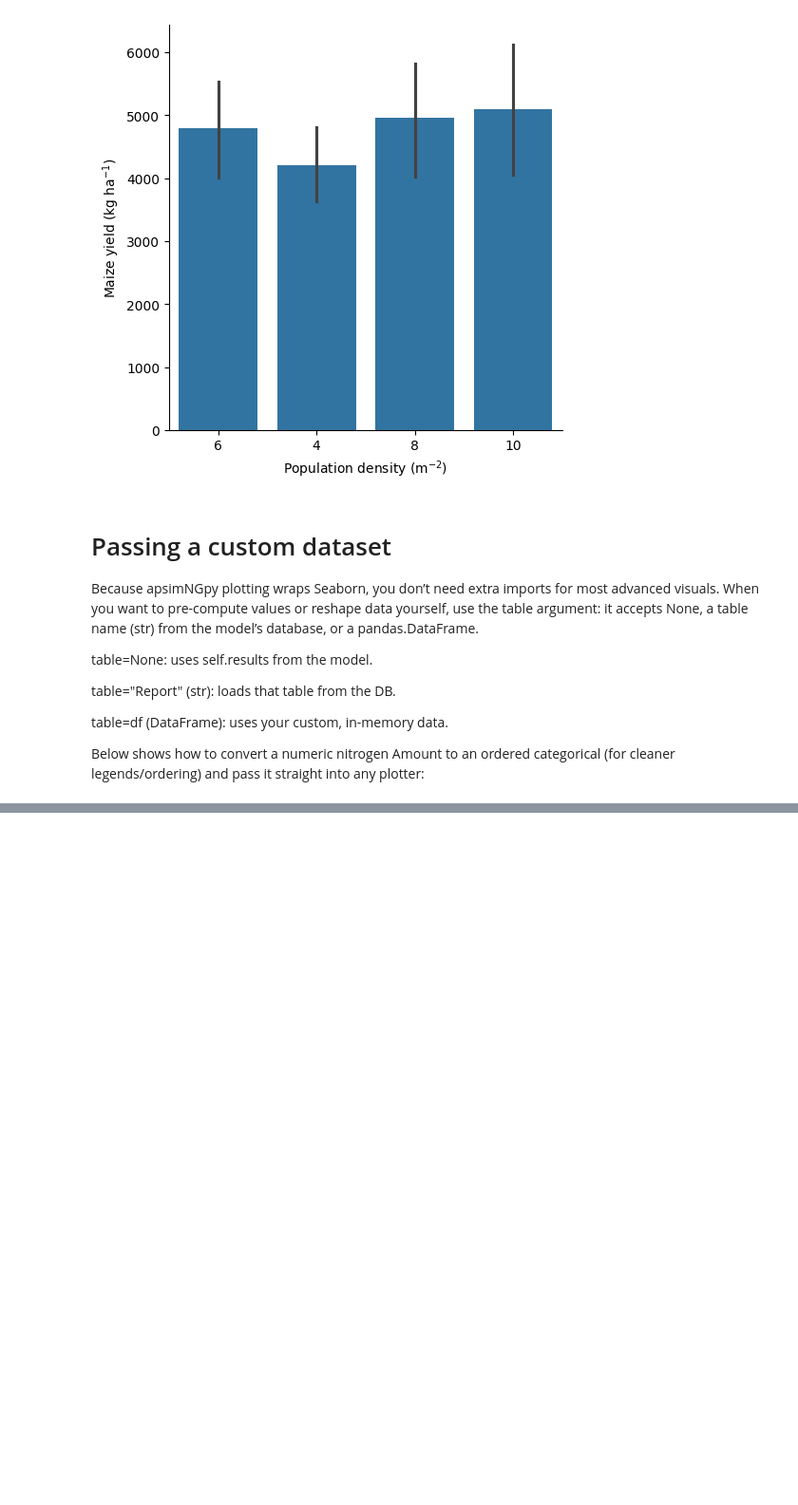
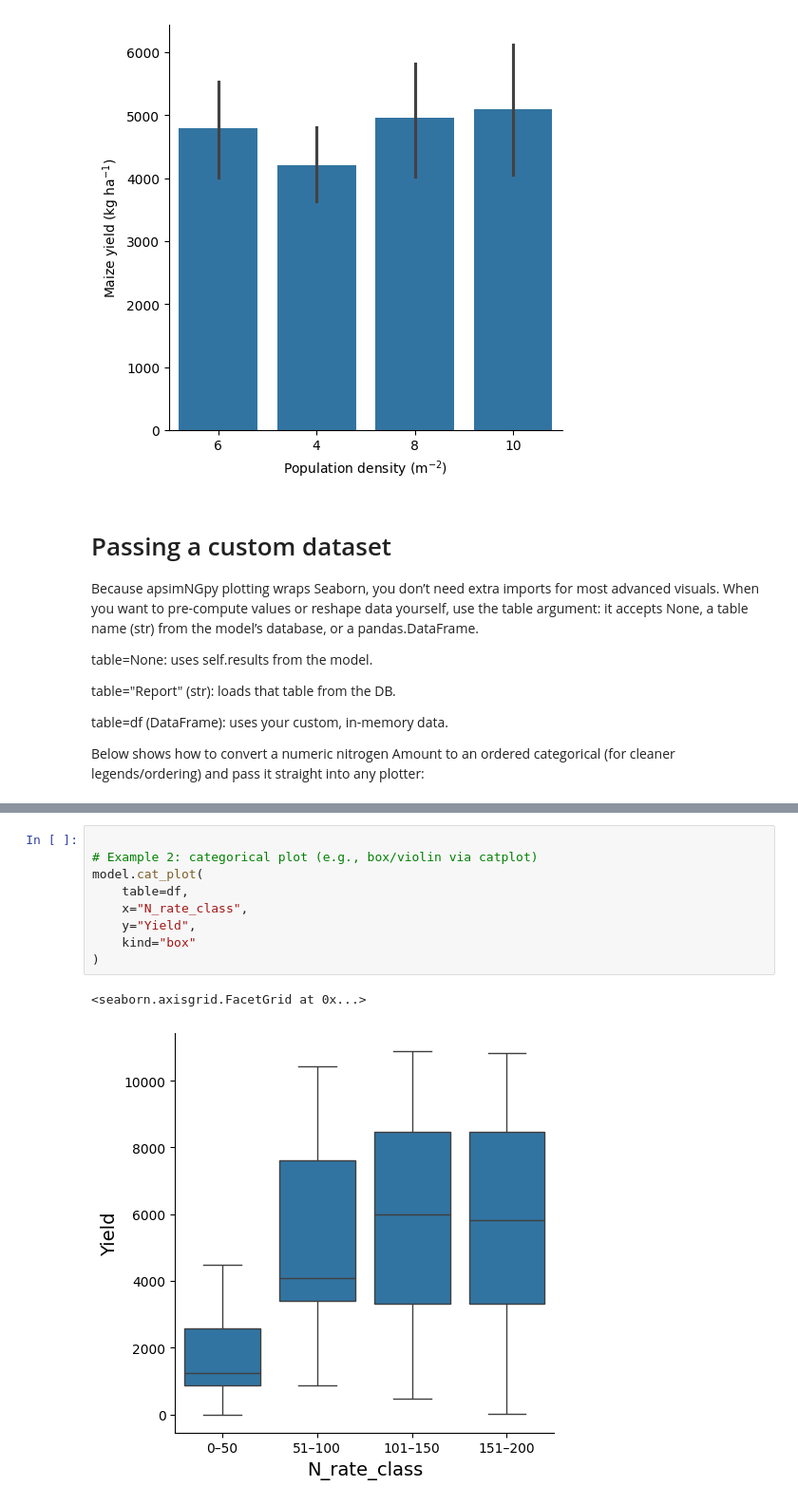
Before and after one commit to MAGALA-RICHARD/apsimNGpy, a Jupyter notebook: apsimNGpy/example_jupiter_notebooks/visualization.ipynb, the cells around one changed output, grey strips where cells are left out. Shown at 95% size. Saved outputs shown, nothing was run; the diff lists cells and outputs as text; blank space fills up the shorter version.

```diff
--- a/apsimNGpy/example_jupiter_notebooks/visualization.ipynb
+++ b/apsimNGpy/example_jupiter_notebooks/visualization.ipynb
@@ -180,0 +227,12 @@ Below shows how to convert a numeric nitrogen Amount to an ordered categorical (
+# %%
+
+# Example 2: categorical plot (e.g., box/violin via catplot)
+model.cat_plot(
+    table=df,
+    x="N_rate_class",
+    y="Yield",
+    kind="box"
+)
+# %% [output]
+<seaborn.axisgrid.FacetGrid at 0x...>
+[figure, added]
```
Also changed, not shown: parts of 1 cell of this notebook.
